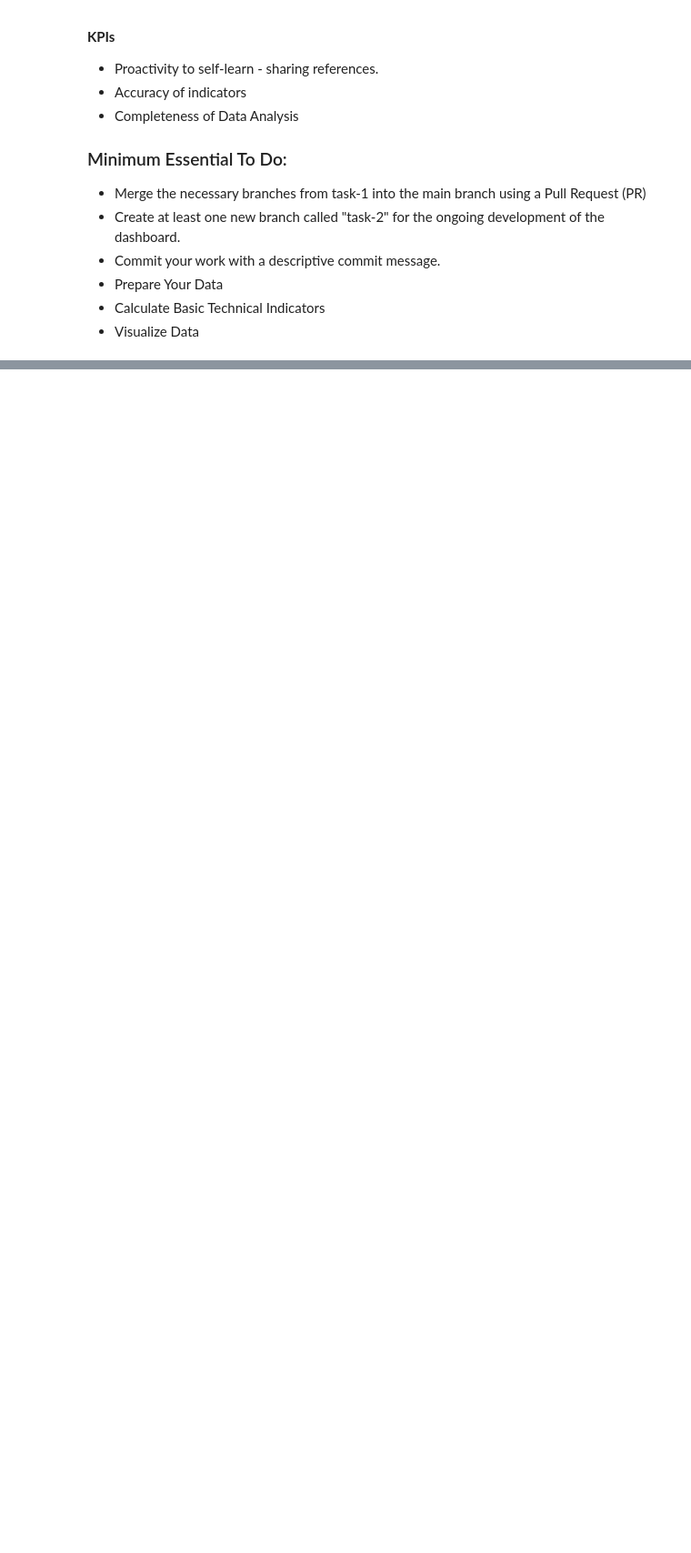
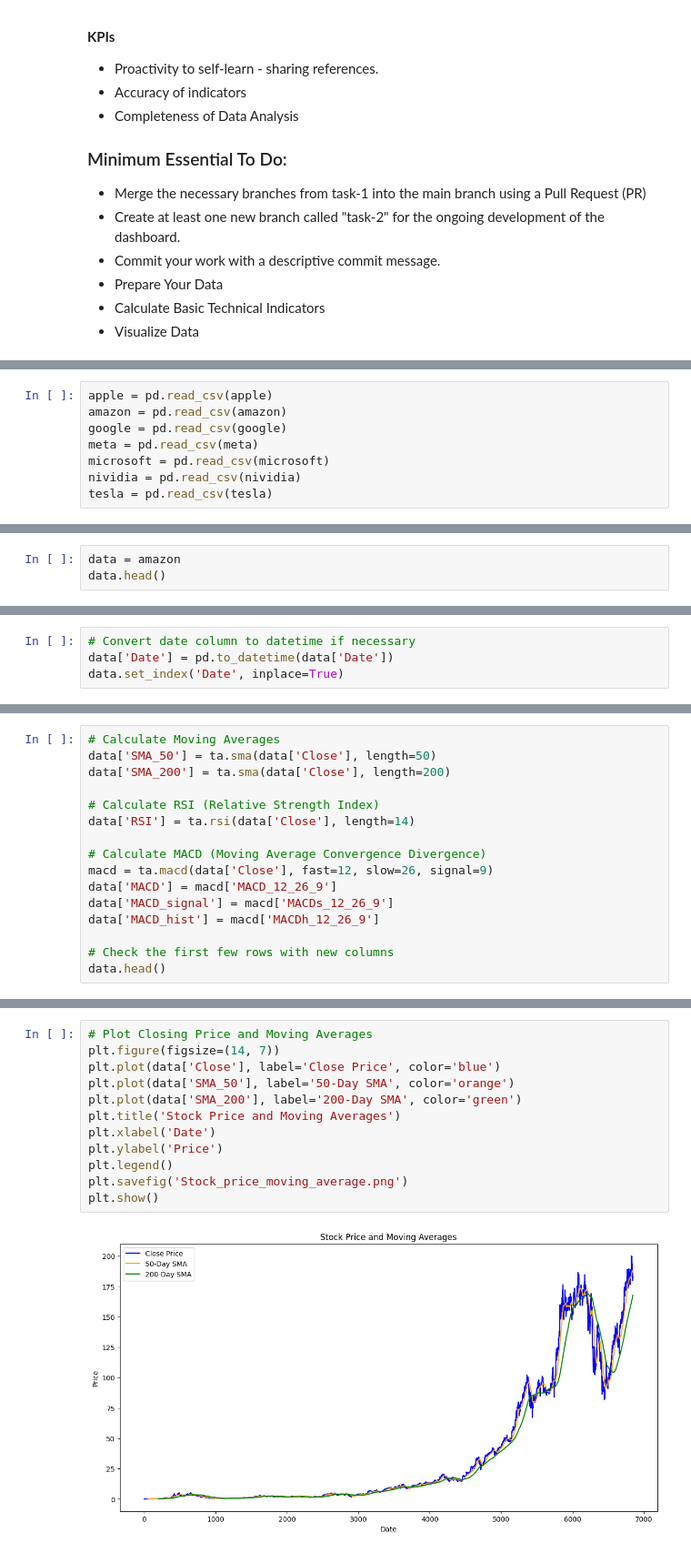
Before and after one commit to tedoaba/KAIM-W1, a Jupyter notebook: kaim-week1-task2.ipynb, the cells around one changed output, grey strips where cells are left out. Shown: that part at 91% size. Drawn from its saved outputs; the diff is of its cells as text; blank space fills up the shorter version.

```diff
--- a/kaim-week1-task2.ipynb
+++ b/kaim-week1-task2.ipynb
@@ -385,0 +88,8 @@ Feel free to adjust the code and analysis according to your specific needs and d
+# %%
+apple = pd.read_csv(apple)
+amazon = pd.read_csv(amazon)
+google = pd.read_csv(google)
+meta = pd.read_csv(meta)
+microsoft = pd.read_csv(microsoft)
+nividia = pd.read_csv(nividia)
+tesla = pd.read_csv(tesla)
@@ -385,0 +100,3 @@ Feel free to adjust the code and analysis according to your specific needs and d
+# %%
+data = amazon
+data.head()
@@ -385,0 +171,4 @@ Feel free to adjust the code and analysis according to your specific needs and d
+# %%
+# Convert date column to datetime if necessary
+data['Date'] = pd.to_datetime(data['Date'])
+data.set_index('Date', inplace=True)
@@ -385,0 +212,16 @@ Feel free to adjust the code and analysis according to your specific needs and d
+# %%
+# Calculate Moving Averages
+data['SMA_50'] = ta.sma(data['Close'], length=50)
+data['SMA_200'] = ta.sma(data['Close'], length=200)
+
+# Calculate RSI (Relative Strength Index)
+data['RSI'] = ta.rsi(data['Close'], length=14)
+
+# Calculate MACD (Moving Average Convergence Divergence)
+macd = ta.macd(data['Close'], fast=12, slow=26, signal=9)
+data['MACD'] = macd['MACD_12_26_9']
+data['MACD_signal'] = macd['MACDs_12_26_9']
+data['MACD_hist'] = macd['MACDh_12_26_9']
+
+# Check the first few rows with new columns
+data.head()
@@ -385,0 +239,14 @@ Feel free to adjust the code and analysis according to your specific needs and d
+# %%
+# Plot Closing Price and Moving Averages
+plt.figure(figsize=(14, 7))
+plt.plot(data['Close'], label='Close Price', color='blue')
+plt.plot(data['SMA_50'], label='50-Day SMA', color='orange')
+plt.plot(data['SMA_200'], label='200-Day SMA', color='green')
+plt.title('Stock Price and Moving Averages')
+plt.xlabel('Date')
+plt.ylabel('Price')
+plt.legend()
+plt.savefig('Stock_price_moving_average.png')
+plt.show()
+# %% [output]
+[figure, added]
```
Also changed, not shown: parts of 20 cells of this notebook.
